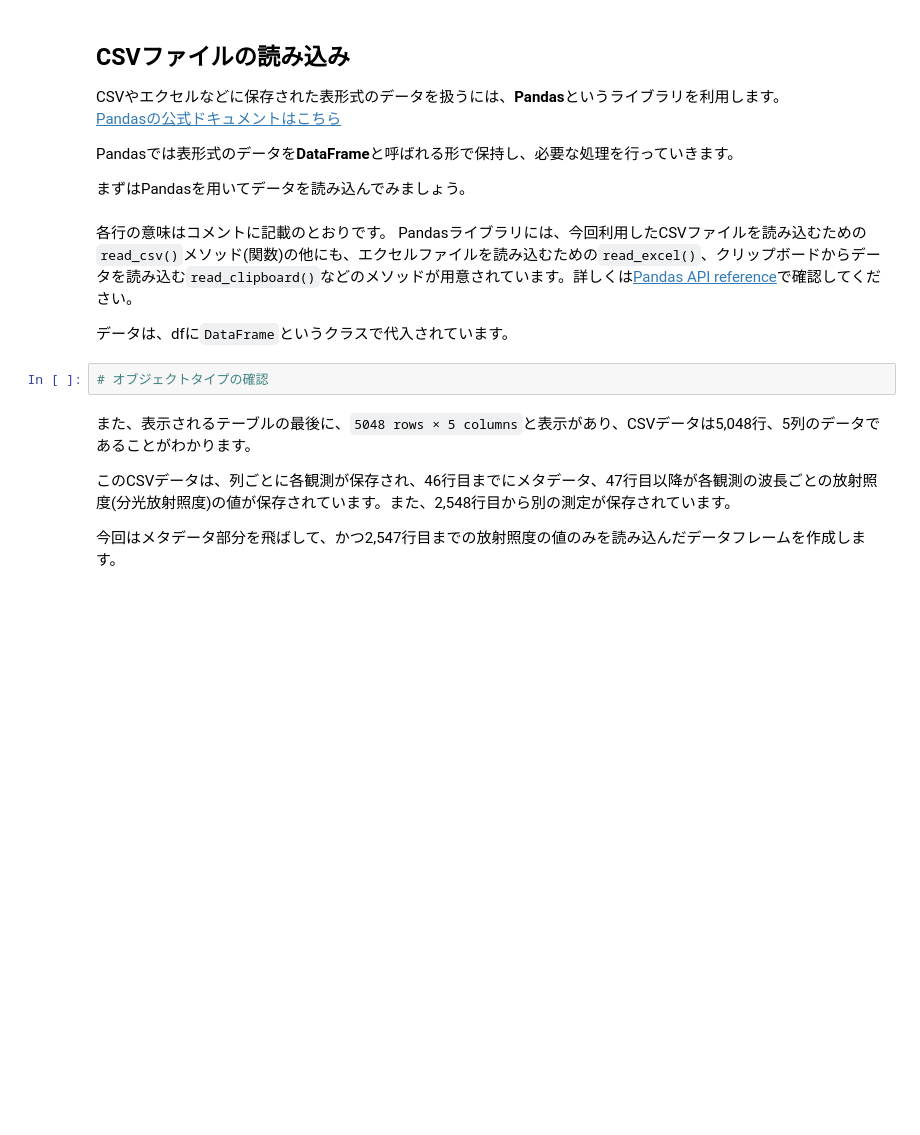
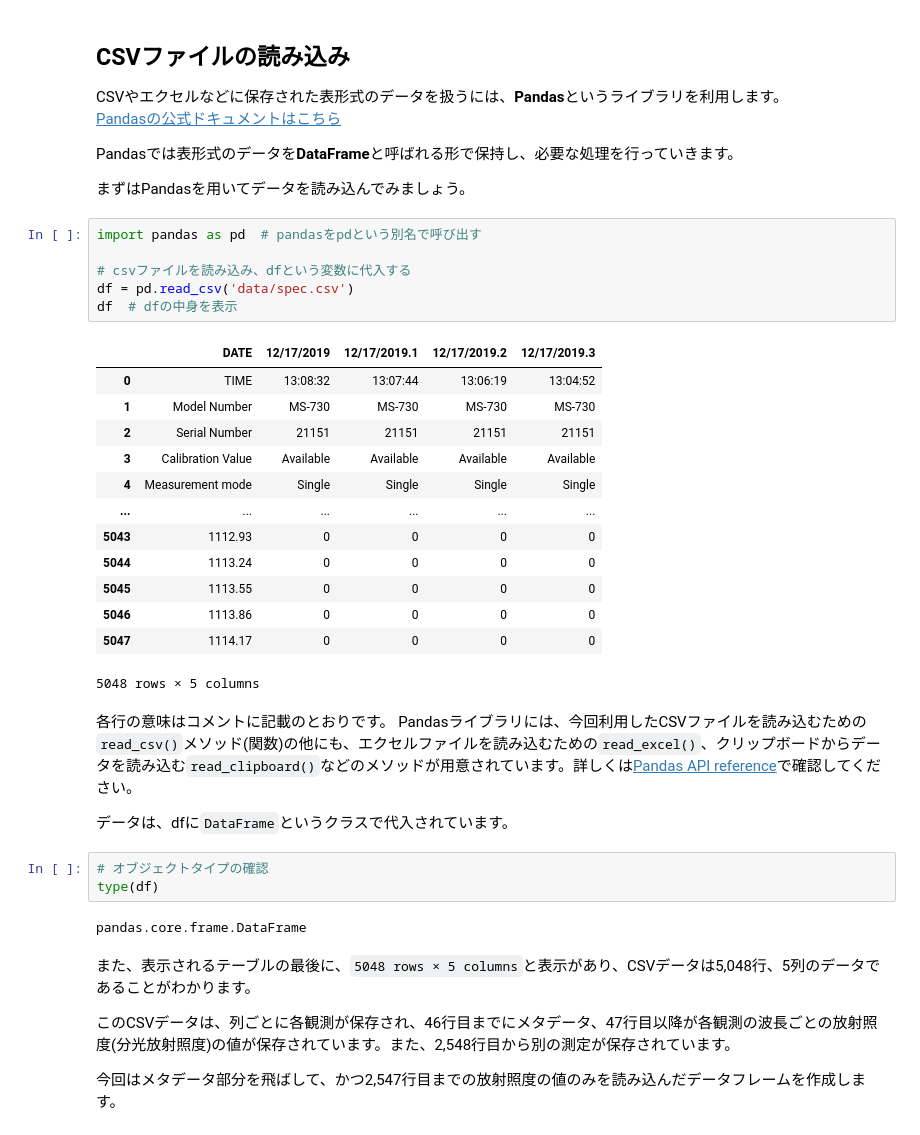
Before and after one commit to amano-takahisa/rs_with_python, a Jupyter notebook: docs/handson/plot_hyperspectral.ipynb, the cells around one changed output. Drawn from its saved outputs; the diff is of its cells as text; blank space fills up the shorter version.

```diff
--- a/docs/handson/plot_hyperspectral.ipynb
+++ b/docs/handson/plot_hyperspectral.ipynb
@@ -22,6 +24,26 @@ CSVやエクセルなどに保存された表形式のデータを扱うには
 Pandasでは表形式のデータを**DataFrame**と呼ばれる形で保持し、必要な処理を行っていきます。
 
 まずはPandasを用いてデータを読み込んでみましょう。
+# %%
+import pandas as pd  # pandasをpdという別名で呼び出す
+
+# csvファイルを読み込み、dfという変数に代入する
+df = pd.read_csv('data/spec.csv')
+df  # dfの中身を表示
+# %% [output]
+|  | DATE | 12/17/2019 | 12/17/2019.1 | 12/17/2019.2 | 12/17/2019.3 |
+| 0 | TIME | 13:08:32 | 13:07:44 | 13:06:19 | 13:04:52 |
+| 1 | Model Number | MS-730 | MS-730 | MS-730 | MS-730 |
+| 2 | Serial Number | 21151 | 21151 | 21151 | 21151 |
+| 3 | Calibration Value | Available | Available | Available | Available |
+| 4 | Measurement mode | Single | Single | Single | Single |
+| ... | ... | ... | ... | ... | ... |
+| 5043 | 1112.93 | 0 | 0 | 0 | 0 |
+| 5044 | 1113.24 | 0 | 0 | 0 | 0 |
+| 5045 | 1113.55 | 0 | 0 | 0 | 0 |
+| 5046 | 1113.86 | 0 | 0 | 0 | 0 |
+| 5047 | 1114.17 | 0 | 0 | 0 | 0 |
+5048 rows × 5 columns
 # %% [markdown]
 各行の意味はコメントに記載のとおりです。
 Pandasライブラリには、今回利用したCSVファイルを読み込むための`read_csv()`メソッド(関数)の他にも、エクセルファイルを読み込むための`read_excel()`、クリップボードからデータを読み込む`read_clipboard()`などのメソッドが用意されています。詳しくは[Pandas API reference](https://pandas.pydata.org/pandas-docs/stable/reference/io.html)で確認してください。
@@ -29,6 +51,9 @@ Pandasライブラリには、今回利用したCSVファイルを読み込む
 データは、dfに`DataFrame`というクラスで代入されています。
 # %%
 # オブジェクトタイプの確認
+type(df)
+# %% [output]
+pandas.core.frame.DataFrame
 # %% [markdown]
 また、表示されるテーブルの最後に、`5048 rows × 5 columns`と表示があり、CSVデータは5,048行、5列のデータであることがわかります。
 
```
Also changed, not shown: parts of 22 cells of this notebook, 7 other files.
